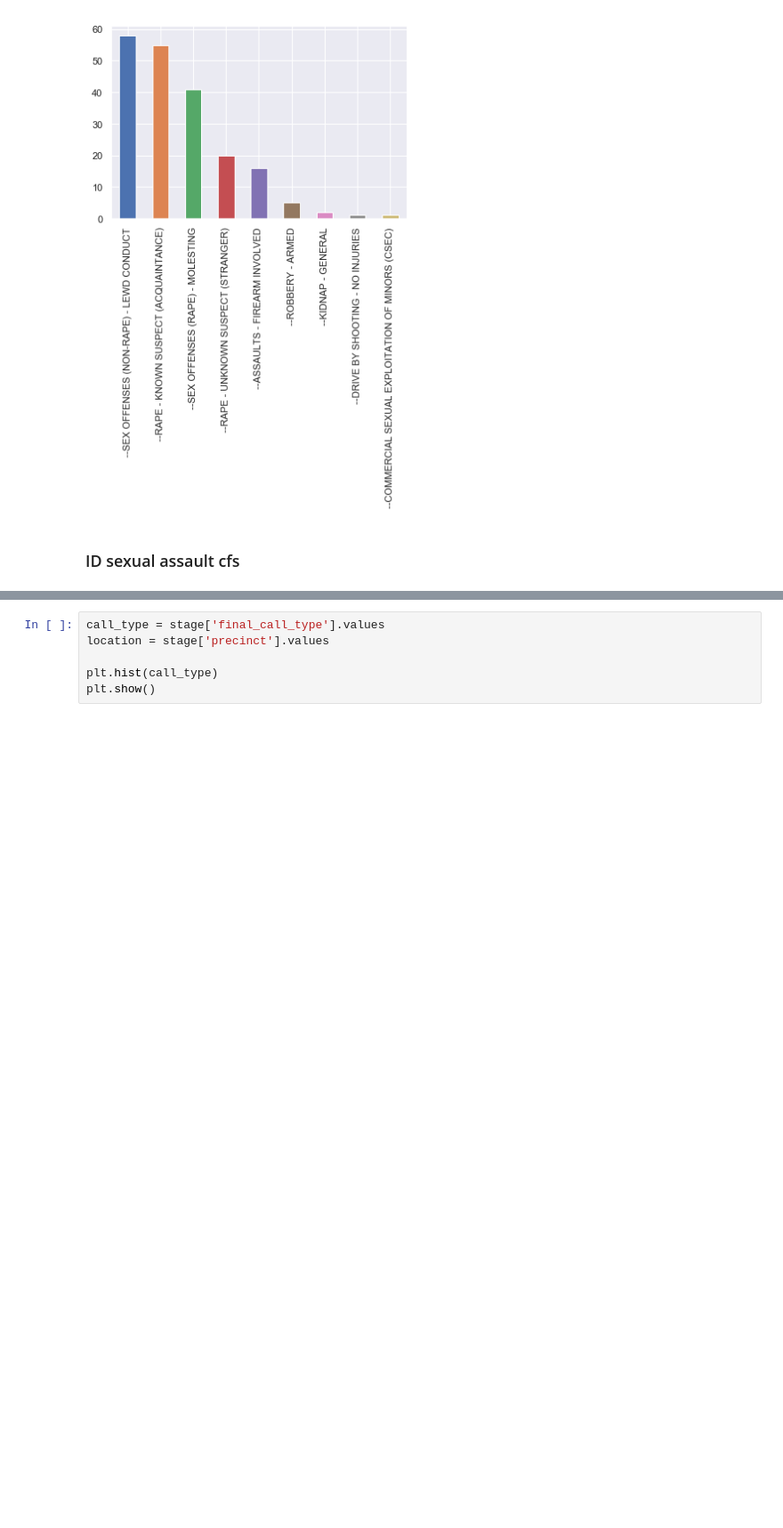
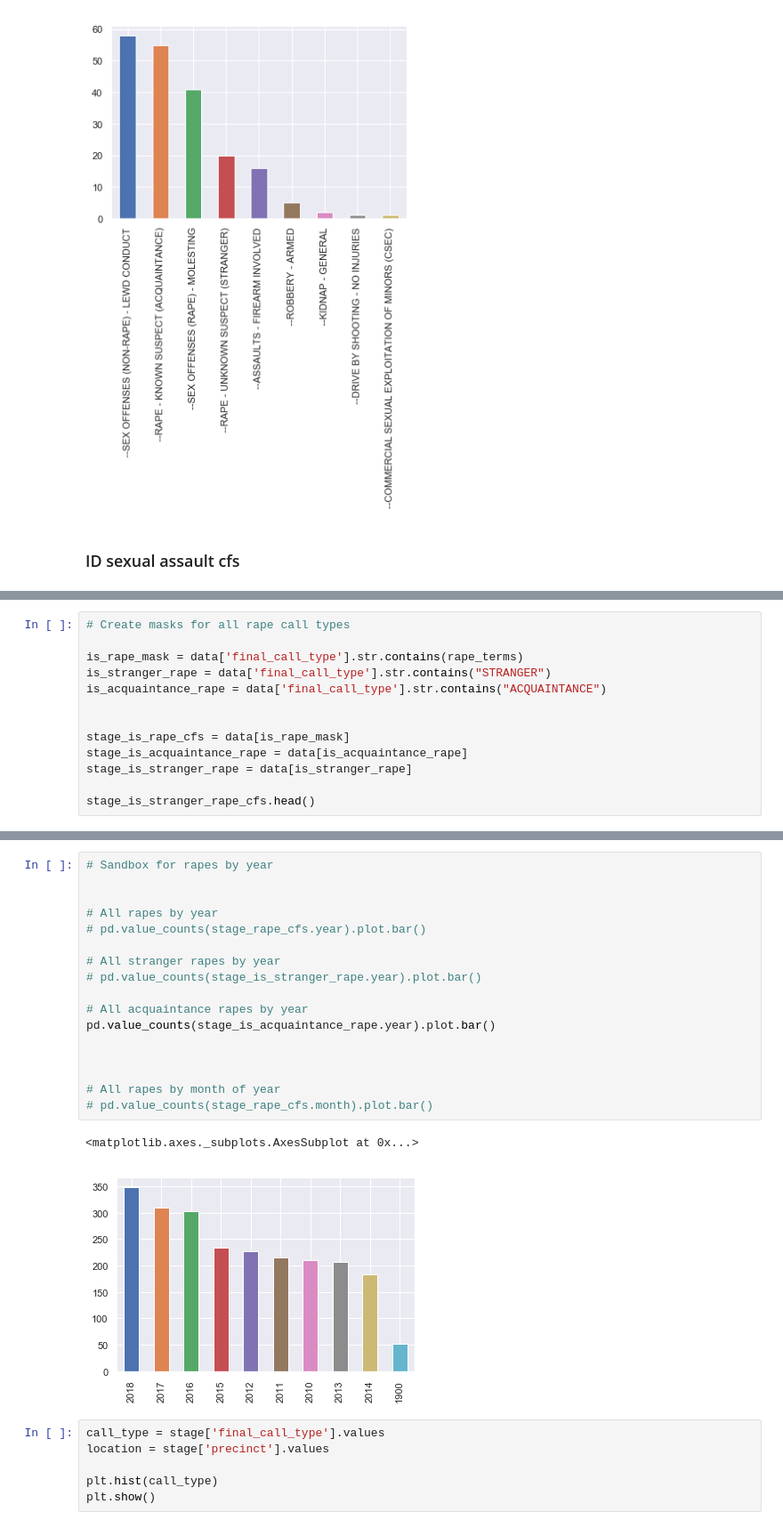
Before and after one commit to teacupwoozy/spd_notebook_archive, a Jupyter notebook: spd_notebook/2010-2018_sexcrimes_violentcrimes.ipynb, the cells around one changed output, grey strips where cells are left out. Shown at 89% size. Drawn from its saved outputs; the diff is of its cells as text; blank space fills up the shorter version.

```diff
--- a/spd_notebook/2010-2018_sexcrimes_violentcrimes.ipynb
+++ b/spd_notebook/2010-2018_sexcrimes_violentcrimes.ipynb
@@ -457,0 +481,13 @@ stage.head()
+# %%
+# Create masks for all rape call types
+
+is_rape_mask = data['final_call_type'].str.contains(rape_terms)
+is_stranger_rape = data['final_call_type'].str.contains("STRANGER")
+is_acquaintance_rape = data['final_call_type'].str.contains("ACQUAINTANCE")
+
+
+stage_is_rape_cfs = data[is_rape_mask]
+stage_is_acquaintance_rape = data[is_acquaintance_rape]
+stage_is_stranger_rape = data[is_stranger_rape]
+
+stage_is_stranger_rape_cfs.head()
@@ -458,3 +501,23 @@ stage.head()
+# %%
+# Sandbox for rapes by year
+
+
+# All rapes by year
+# pd.value_counts(stage_rape_cfs.year).plot.bar()
+
+# All stranger rapes by year
+# pd.value_counts(stage_is_stranger_rape.year).plot.bar()
+
+# All acquaintance rapes by year
+pd.value_counts(stage_is_acquaintance_rape.year).plot.bar()
+
+
+
+# All rapes by month of year
+# pd.value_counts(stage_rape_cfs.month).plot.bar()
+# %% [output]
+<matplotlib.axes._subplots.AxesSubplot at 0x...>
+[figure, added]
 # %%
 call_type = stage['final_call_type'].values
 location = stage['precinct'].values
```
Also changed, not shown: parts of 21 cells of this notebook.
